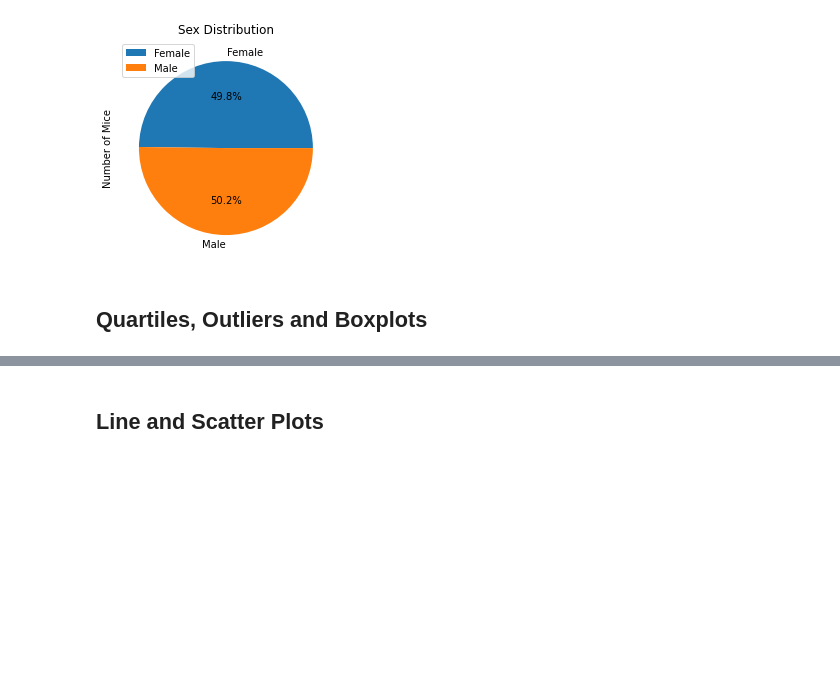
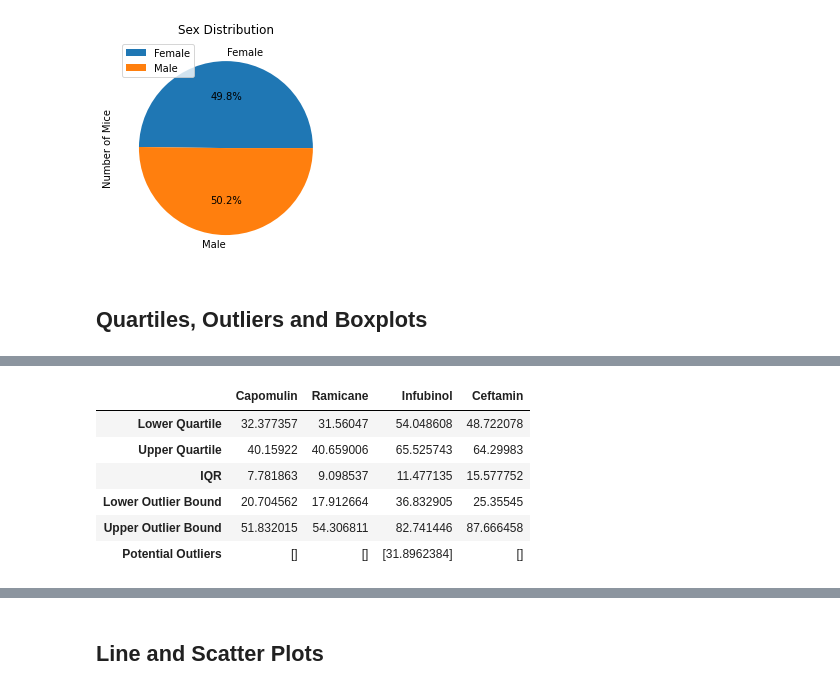
Before and after one commit to ClareSpecht/matplotlib-challenge, a Jupyter notebook: Pymaceuticals/pymaceuticals.ipynb, the cells around one changed output, grey strips where cells are left out. Cells and saved outputs as stored; diff of their text form; code cells hidden in the pictures; blank space fills up the shorter version.

```diff
--- a/Pymaceuticals/pymaceuticals_starter.ipynb
+++ b/Pymaceuticals/pymaceuticals.ipynb
@@ -134,6 +135,7 @@ treatments = ["Capomulin", "Ramicane", "Infubinol", "Ceftamin"]
 # Create empty list to fill with tumor vol data (for plotting)
 voldata = []
 tumor_df = pd.DataFrame()
+stats_df = pd.DataFrame(index=["Lower Quartile", "Upper Quartile", "IQR", "Lower Outlier Bound", "Upper Outlier Bound", "Potential Outliers"])
 
 # Calculate the IQR and quantitatively determine if there are any potential outliers.
 for drug in treatments:
@@ -146,61 +148,19 @@ for drug in treatments:
     # add subset
     tumor_df[drug] = voldata
 
+    # Determine outliers using upper and lower bounds
+    quartiles = tumor_df[drug].quantile([.25,.5,.75])
+    lowerq = quartiles[0.25]
+    upperq = quartiles[0.75]
+    iqr = upperq - lowerq
+    lowerbound = lowerq - (1.5*iqr)
+    upperbound = upperq + (1.5*iqr)
+    outliers = tumor_df.loc[(tumor_df[drug] < lowerbound) | (tumor_df[drug] > upperbound)]
+    outliers = outliers.iloc[:,0].tolist()
+    stats_df[drug] = [lowerq, upperq, iqr, lowerbound, upperbound, outliers]
+
     #Reset list variable
     voldata = []
 
-# Determine outliers using upper and lower bounds
-nl = "\n"
-
-Capquartiles = tumor_df["Capomulin"].quantile([.25,.5,.75])
-cap_lowerq = Capquartiles[0.25]
-cap_upperq = Capquartiles[0.75]
-cap_iqr = cap_upperq - cap_lowerq
-cap_lowerbound = cap_lowerq - (1.5*cap_iqr)
-cap_upperbound = cap_upperq + (1.5*cap_iqr)
-capoutliers = tumor_df.loc[(tumor_df["Capomulin"] < cap_lowerbound) | (tumor_df["Capomulin"] > cap_upperbound)]
-capoutliers = capoutliers.iloc[:,0].tolist()
-print(f"The lower quartile for Capomulin is: {cap_lowerq}.{nl}The upper quartile for Capomulin is: {cap_upperq}.")
-print(f"The interquartile range of occupancy is: {cap_iqr}.")
-print(f"Values below {cap_lowerbound} and above {cap_upperbound} could be outliers.")
-print(f"Capomulin potential outliers include: {capoutliers}.{nl}")
-
-Ramquartiles = tumor_df["Ramicane"].quantile([.25,.5,.75])
-ram_lowerq = Ramquartiles[0.25]
-ram_upperq = Ramquartiles[0.75]
-ram_iqr = ram_upperq - ram_lowerq
-ram_lowerbound = ram_lowerq - (1.5*ram_iqr)
-ram_upperbound = ram_upperq + (1.5*ram_iqr)
-ramoutliers = tumor_df.loc[(tumor_df["Ramicane"] < ram_lowerbound) | (tumor_df["Ramicane"] > ram_upperbound)]
-ramoutliers = ramoutliers.iloc[:,1].tolist()
-print(f"The lower quartile for Ramicane is: {ram_lowerq}.{nl}The upper quartile for Capomulin is: {ram_upperq}.")
-print(f"The interquartile range of occupancy is: {ram_iqr}.")
-print(f"Values below {ram_lowerbound} and above {ram_upperbound} could be outliers.")
-print(f"Ramicane potential outliers include: {ramoutliers}.{nl}")
-
-Infquartiles = tumor_df["Infubinol"].quantile([.25,.5,.75])
-inf_lowerq = Infquartiles[0.25]
-inf_upperq = Infquartiles[0.75]
-inf_iqr = inf_upperq - inf_lowerq
-inf_lowerbound = inf_lowerq - (1.5*inf_iqr)
-inf_upperbound = inf_upperq + (1.5*inf_iqr)
-infoutliers = tumor_df.loc[(tumor_df["Infubinol"] < inf_lowerbound) | (tumor_df["Infubinol"] > inf_upperbound)]
-infoutliers = infoutliers.iloc[:,2].tolist()
-print(f"The lower quartile for Infubinol is: {inf_lowerq}.{nl}The upper quartile for Capomulin is: {inf_upperq}.")
-print(f"The interquartile range of occupancy is: {inf_iqr}.")
-print(f"Values below {inf_lowerbound} and above {inf_upperbound} could be outliers.")
-print(f"Infubinol potential outliers include: {infoutliers}.{nl}")
-
-Cefquartiles = tumor_df["Ceftamin"].quantile([.25,.5,.75])
-cef_lowerq = Cefquartiles[0.25]
-cef_upperq = Cefquartiles[0.75]
-cef_iqr = cef_upperq - cef_lowerq
-cef_lowerbound = cef_lowerq - (1.5*cef_iqr)
-cef_upperbound = cef_upperq + (1.5*cef_iqr)
-cefoutliers = tumor_df.loc[(tumor_df["Ceftamin"] < cef_lowerbound) | (tumor_df["Ceftamin"] > cef_upperbound)]
-cefoutliers = cefoutliers.iloc[:,3].tolist()
-print(f"The lower quartile for Ceftamin is: {cef_lowerq}.{nl}The upper quartile for Capomulin is: {cef_upperq}.")
-print(f"The interquartile range of occupancy is: {cef_iqr}.")
-print(f"Values below {cef_lowerbound} and above {cef_upperbound} could be outliers.")
-print(f"Ceftamin potential outliers include: {cefoutliers}.{nl}")
+stats_df
 # %% [output]
@@ -224,2 +167,9 @@ Ceftamin potential outliers include: [].
+|  | Capomulin | Ramicane | Infubinol | Ceftamin |
+| Lower Quartile | 32.377357 | 31.56047 | 54.048608 | 48.722078 |
+| Upper Quartile | 40.15922 | 40.659006 | 65.525743 | 64.29983 |
+| IQR | 7.781863 | 9.098537 | 11.477135 | 15.577752 |
+| Lower Outlier Bound | 20.704562 | 17.912664 | 36.832905 | 25.35545 |
+| Upper Outlier Bound | 51.832015 | 54.306811 | 82.741446 | 87.666458 |
+| Potential Outliers | [] | [] | [31.8962384] | [] |
 # %%
 # Generate a box plot of the final tumor volume of each mouse across four regimens of interest
```
Also changed, not shown: parts of 8 cells of this notebook.
